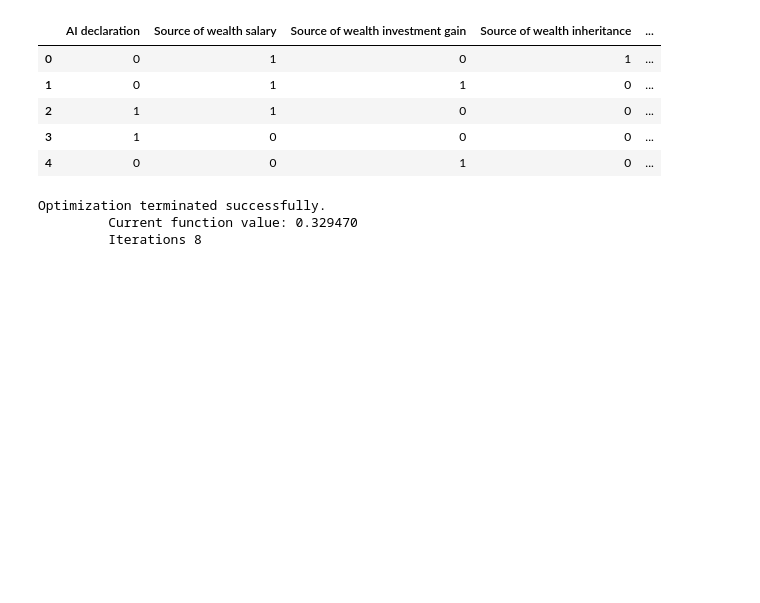
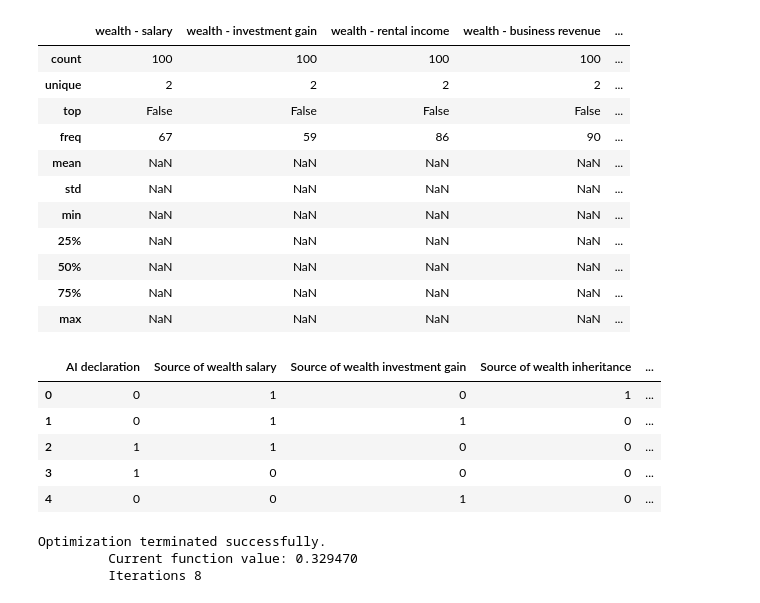
Before and after one commit to joesurf/capital-call-risk-assessment, a Jupyter notebook: eda.ipynb, the cells around one changed output. Drawn from its saved outputs; the diff is of its cells as text; code cells hidden in the pictures; blank space fills up the shorter version.

```diff
--- a/eda.ipynb
+++ b/eda.ipynb
@@ -24,11 +13,0 @@ For data generation
-# %%
-def calculate_age(dob):
-    # dob is in the format "dd.mm.yyyy"
-    birth_year = int(dob.split('.')[2])
-    current_year = 2024  # Assume the current year is 2024 for the calculation
-    age = current_year - birth_year
-    return age
-
-
-df['Age'] = df['Date of birth'].apply(calculate_age)
-df = df.drop(columns=['Date of birth'])
@@ -35,3 +34,18 @@ df = df.drop(columns=['Date of birth'])
+# %%
+df.describe(include='all')
+# %% [output]
+|  | wealth - salary | wealth - investment gain | wealth - rental income | wealth - business revenue | ... |
+| count | 100 | 100 | 100 | 100 | ... |
+| unique | 2 | 2 | 2 | 2 | ... |
+| top | False | False | False | False | ... |
+| freq | 67 | 59 | 86 | 90 | ... |
+| mean | NaN | NaN | NaN | NaN | ... |
+| std | NaN | NaN | NaN | NaN | ... |
+| min | NaN | NaN | NaN | NaN | ... |
+| 25% | NaN | NaN | NaN | NaN | ... |
+| 50% | NaN | NaN | NaN | NaN | ... |
+| 75% | NaN | NaN | NaN | NaN | ... |
+| max | NaN | NaN | NaN | NaN | ... |
 # %%
 # Convert categorical columns into dummy variables
 df_encoded = pd.get_dummies(df, columns=["Source of wealth other", "Source of funds other"], drop_first=True)
```
Also changed, not shown: parts of 5 cells of this notebook, 16 other files.
